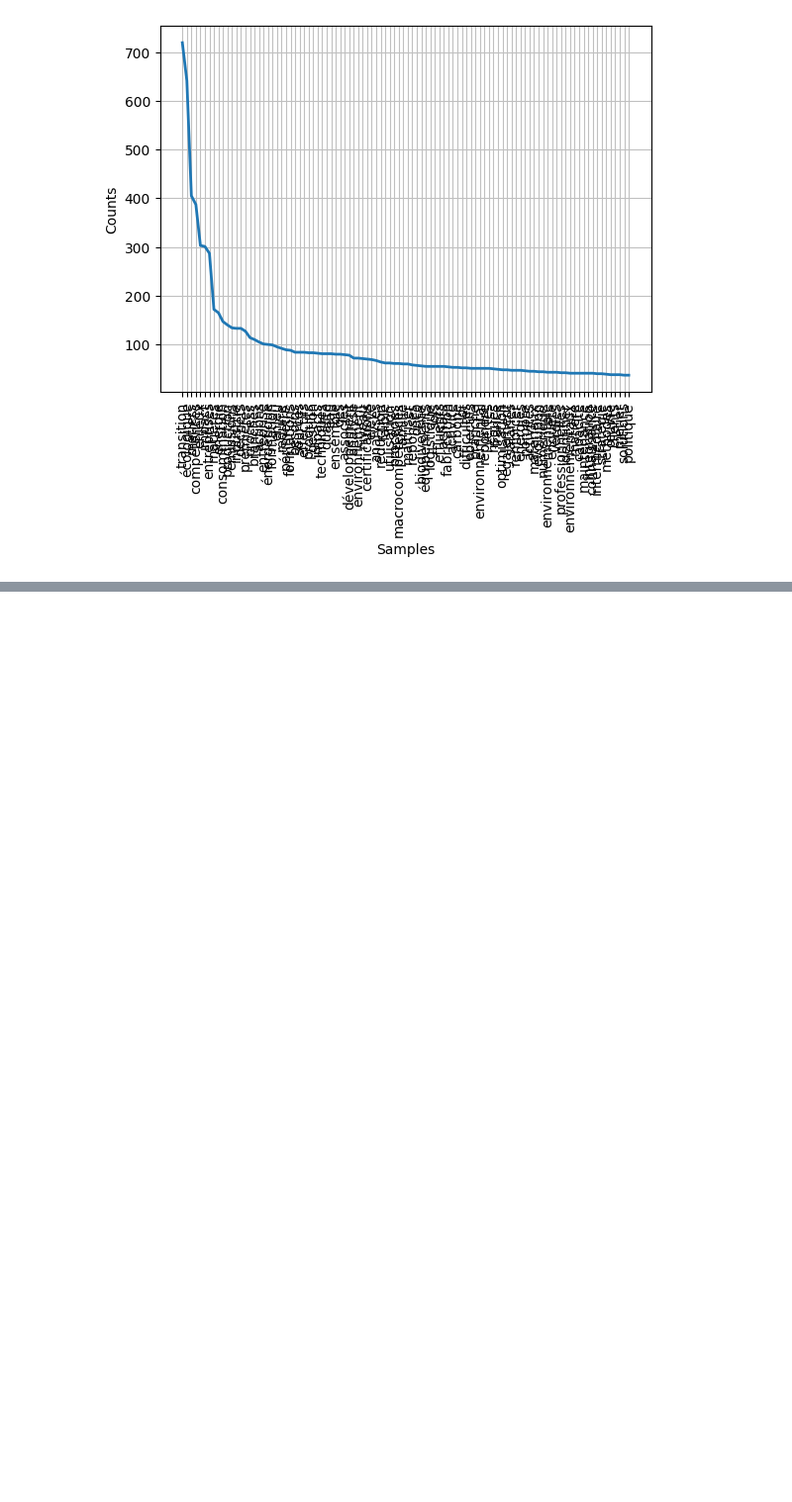
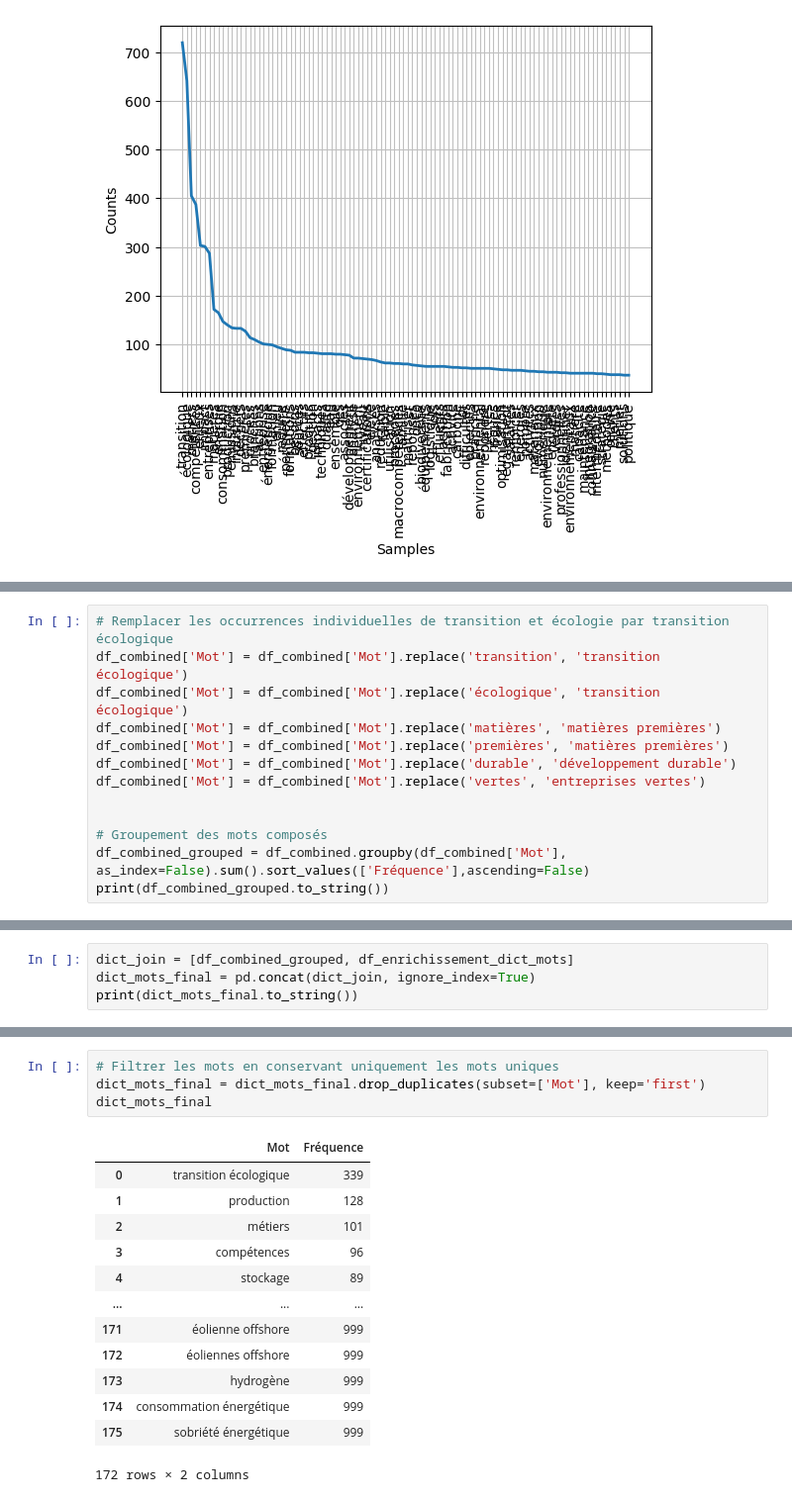
Before and after one commit to LobsterOrganization/LobsterTwitterScrapping, a Jupyter notebook: pythonFile/Dictionnaire des mots.ipynb, the cells around one changed output, grey strips where cells are left out. Shown: that part at 99% size. Saved outputs shown, nothing was run; the diff lists cells and outputs as text; blank space fills up the shorter version.

```diff
--- a/pythonFile/Dictionnaire des mots.ipynb
+++ b/pythonFile/Dictionnaire des mots.ipynb
@@ -208,0 +375,13 @@ plt.show()
+# %%
+# Remplacer les occurrences individuelles de transition et écologie par transition écologique
+df_combined['Mot'] = df_combined['Mot'].replace('transition', 'transition écologique')
+df_combined['Mot'] = df_combined['Mot'].replace('écologique', 'transition écologique')
+df_combined['Mot'] = df_combined['Mot'].replace('matières', 'matières premières')
+df_combined['Mot'] = df_combined['Mot'].replace('premières', 'matières premières')
+df_combined['Mot'] = df_combined['Mot'].replace('durable', 'développement durable')
+df_combined['Mot'] = df_combined['Mot'].replace('vertes', 'entreprises vertes')
+
+
+# Groupement des mots composés
+df_combined_grouped = df_combined.groupby(df_combined['Mot'], as_index=False).sum().sort_values(['Fréquence'],ascending=False)
+print(df_combined_grouped.to_string())
@@ -208,0 +509,4 @@ plt.show()
+# %%
+dict_join = [df_combined_grouped, df_enrichissement_dict_mots]
+dict_mots_final = pd.concat(dict_join, ignore_index=True)
+print(dict_mots_final.to_string())
@@ -208,0 +531,18 @@ plt.show()
+# %%
+# Filtrer les mots en conservant uniquement les mots uniques
+dict_mots_final = dict_mots_final.drop_duplicates(subset=['Mot'], keep='first')
+dict_mots_final
+# %% [output]
+|  | Mot | Fréquence |
+| 0 | transition écologique | 339 |
+| 1 | production | 128 |
+| 2 | métiers | 101 |
+| 3 | compétences | 96 |
+| 4 | stockage | 89 |
+| ... | ... | ... |
+| 171 | éolienne offshore | 999 |
+| 172 | éoliennes offshore | 999 |
+| 173 | hydrogène | 999 |
+| 174 | consommation énergétique | 999 |
+| 175 | sobriété énergétique | 999 |
+172 rows × 2 columns
```
Also changed, not shown: parts of 25 cells of this notebook, 4 other files.
